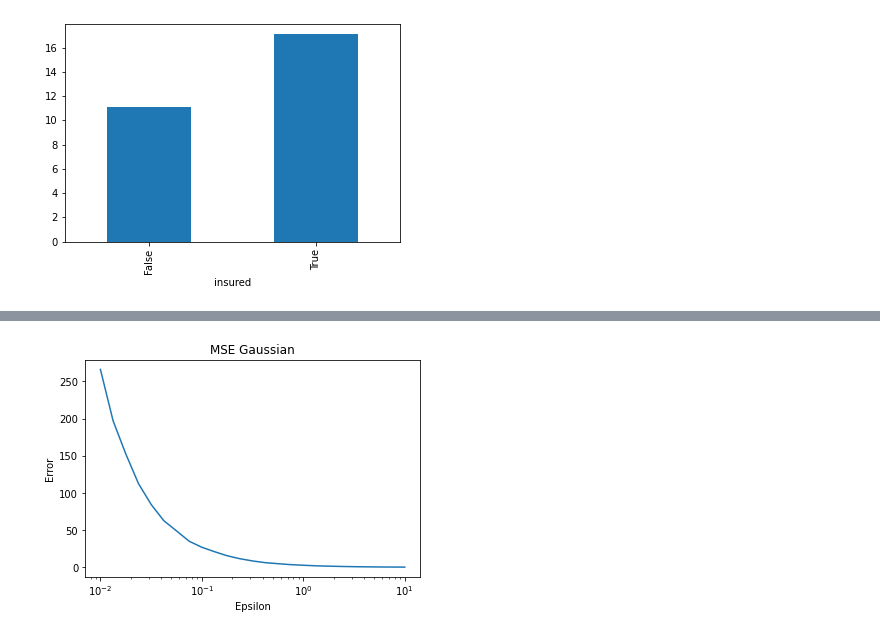
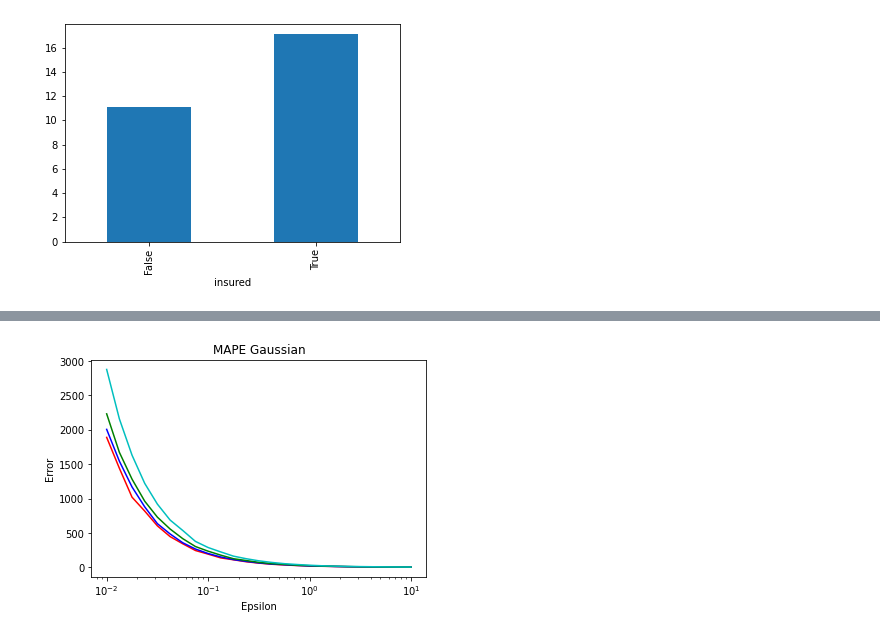
Before and after one commit to aleksandr-kataev/Privacy-Preserving-Algorithms, a Jupyter notebook: diffprivacyNoise.ipynb, the cells around one changed output, grey strips where cells are left out. Drawn from its saved outputs; the diff is of its cells as text; code cells hidden in the pictures.

Commit message:
Added graph showing the results of changing delta in gaussian mechanism

```diff
--- a/diffprivacyNoise.ipynb
+++ b/diffprivacyNoise.ipynb
@@ -13,8 +13,7 @@ def laplaceMechanism(x, epsilon):
     x += np.random.laplace(0, 1.0/epsilon, 1)[0]
     return x
 
-def gaussianMechanism(x, epsilon):
-    delta = 1/30
+def gaussianMechanism(x, epsilon, delta):
     sigma = np.sqrt(2 * np.log(1.25 / delta)) * 1 / epsilon
     x += np.random.normal(0, sigma, 1)[0]
     return x
@@ -112,0 +116,9 @@ for epsilon in epsilons:
+# %%
+colors = ['r', 'b', 'g', 'c']
+for idx, error in enumerate(gaussian_error):
+    plt.semilogx(epsilons, error[0], colors[idx])
+
+plt.xlabel('Epsilon')
+plt.ylabel('Error')
+plt.title("MSE Gaussian")
+plt.show()
@@ -113,8 +127,10 @@ for epsilon in epsilons:
 # %%
-plt.semilogx(epsilons, gaussian_mse)
+for idx, error in enumerate(gaussian_error):
+    plt.semilogx(epsilons, error[1], colors[idx])
+
 plt.xlabel('Epsilon')
 plt.ylabel('Error')
-plt.title("MSE Gaussian")
+plt.title("MAPE Gaussian")
 plt.show()
 # %% [output]
-[figure, old version]
+[figure, new version]
```
Also changed, not shown: parts of 9 cells of this notebook.
